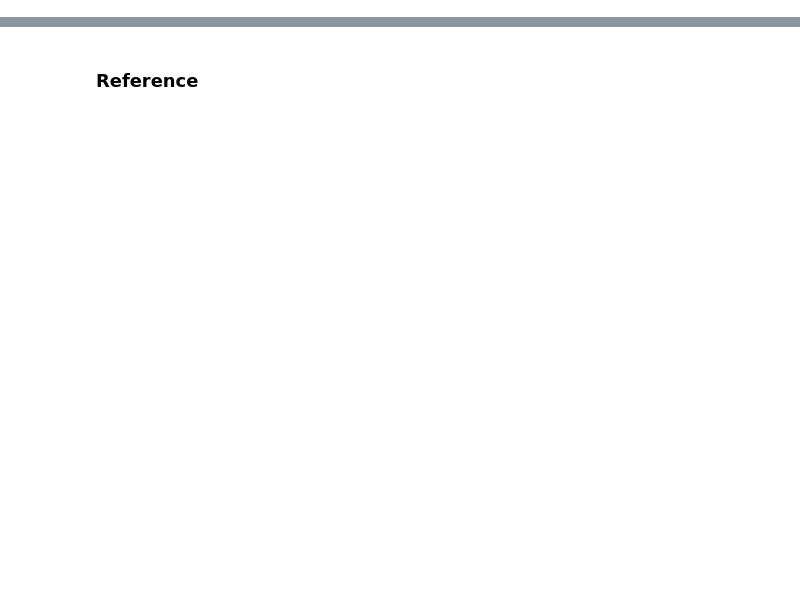
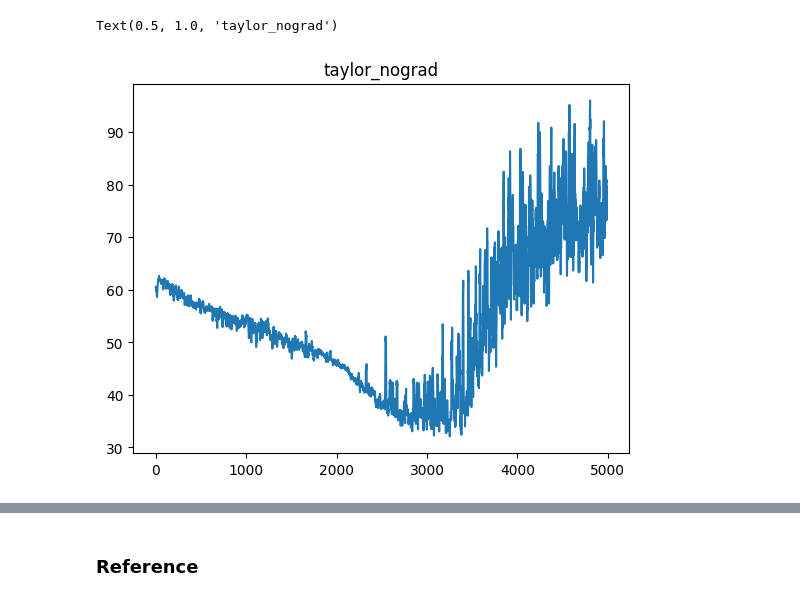
Before and after one commit to cepessh/adaptive_mcmc, a Jupyter notebook: notebooks/experiments.ipynb, the cells around one changed output, grey strips where cells are left out. Saved outputs shown, nothing was run; the diff lists cells and outputs as text; code cells hidden in the pictures; blank space fills up the shorter version.

```diff
--- a/notebooks/experiments.ipynb
+++ b/notebooks/experiments.ipynb
@@ -348,4 +397,9 @@ def dist_factory(name, dimension, cube=15., scale=100., funnel_scale=2., gaussia
 # %%
+import pandas as pd
+from scipy.stats import norm
+from itertools import combinations
+
+
 def drop_static_chains(samples: torch.Tensor, eps: float = 0.0):
     var_per_chain = samples.var(dim=0, unbiased=False)
 
@@ -353,6 +407,32 @@ def drop_static_chains(samples: torch.Tensor, eps: float = 0.0):
     keep_mask = ~static
 
     return samples[:, keep_mask, :], keep_mask.sum().item()
+
+
+def z_test(dim_stat):
+    all_results = {}
+    for dim, df in dim_stat.items():
+        recs = []
+        algs = df.columns
+        for A, B in combinations(reversed(algs), 2):
+
+            mA, sA = df.loc['ess_mean', A], df.loc['ess_conf_sigma', A]
+            mB, sB = df.loc['ess_mean', B], df.loc['ess_conf_sigma', B]
+            z_ess = (mA - mB) / (sA**2 + sB**2)**0.5
+            p_ess = norm.sf(z_ess)
+
+            tA, seA = df.loc['tv_mean', A], df.loc['tv_conf_sigma', A]
+            tB, seB = df.loc['tv_mean', B], df.loc['tv_conf_sigma', B]
+            z_tv = (tB - tA) / (seA**2 + seB**2)**0.5
+            p_tv = norm.sf(z_tv)
+            recs.append({
+                'alg_A': A, 'alg_B': B,
+                'z(ESS_A>B)': z_ess, 'p(ESS_A>B)': p_ess,
+                'z(TV_A<B)': z_tv,  'p(TV_A<B)': p_tv,
+            })
+        all_results[dim] = pd.DataFrame.from_records(recs)
+    return all_results
+
 
 def compute_results(hist_data, algs, dist_name=None):
     dim_stat = {}
@@ -375,6 +455,7 @@ def compute_results(hist_data, algs, dist_name=None):
         df = pd.DataFrame(rows, index=list(algs.keys())).T
         dim_stat[dimension] = df
         print(f"\ndim={dimension}, dist={dist_name}\n", df)
+        print(z_test(dim_stat))
 
     return dim_stat
 # %%
@@ -445,6 +526,9 @@ def run_experiment(dist_name, log=[]):
         "dim_stat": dim_stat,
     })
 # %%
+def moving_average(x, window_size=10):
+    return np.convolve(x, np.ones(window_size)/window_size, mode='valid')
+
 def print_log(log):
     for entry in log:
         for dimension in dimensions:
@@ -591,0 +725,10 @@ chains_kept                                 50
+# %%
+plt.plot(
+    moving_average(
+        algs["taylor_nograd"].pipeline.sample_blocks[-1].iteration.cache.grad_norm
+    ),
+)
+plt.title("taylor_nograd")
+# %% [output]
+Text(0.5, 1.0, 'taylor_nograd')
+[figure, added]
```
Also changed, not shown: parts of 29 cells of this notebook.
